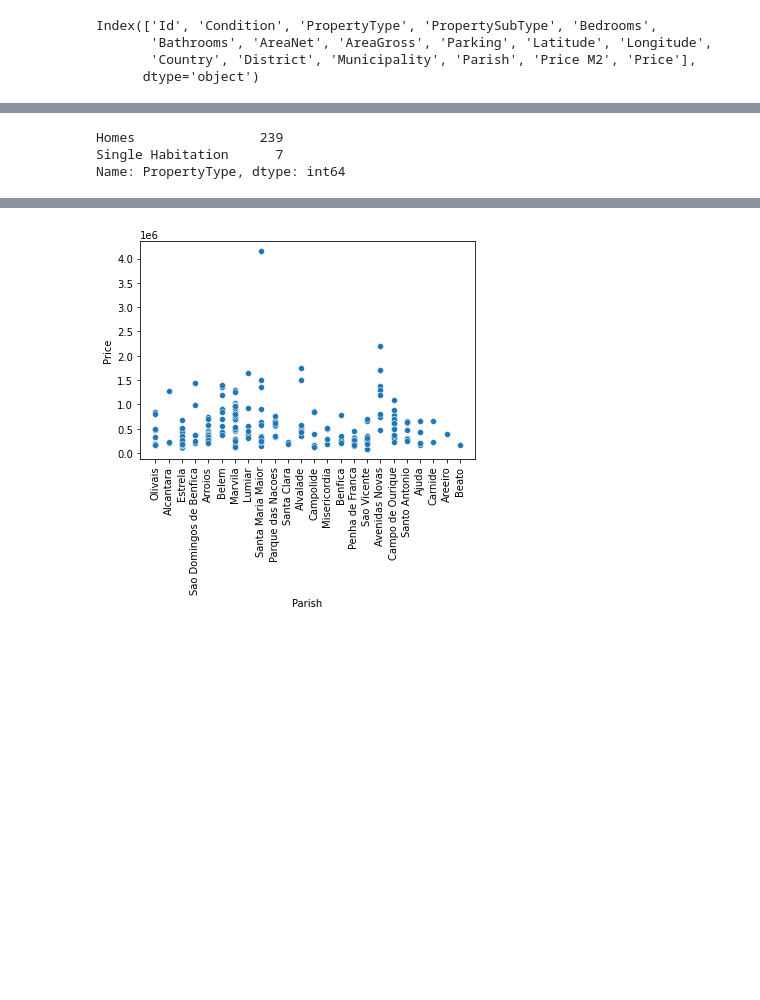
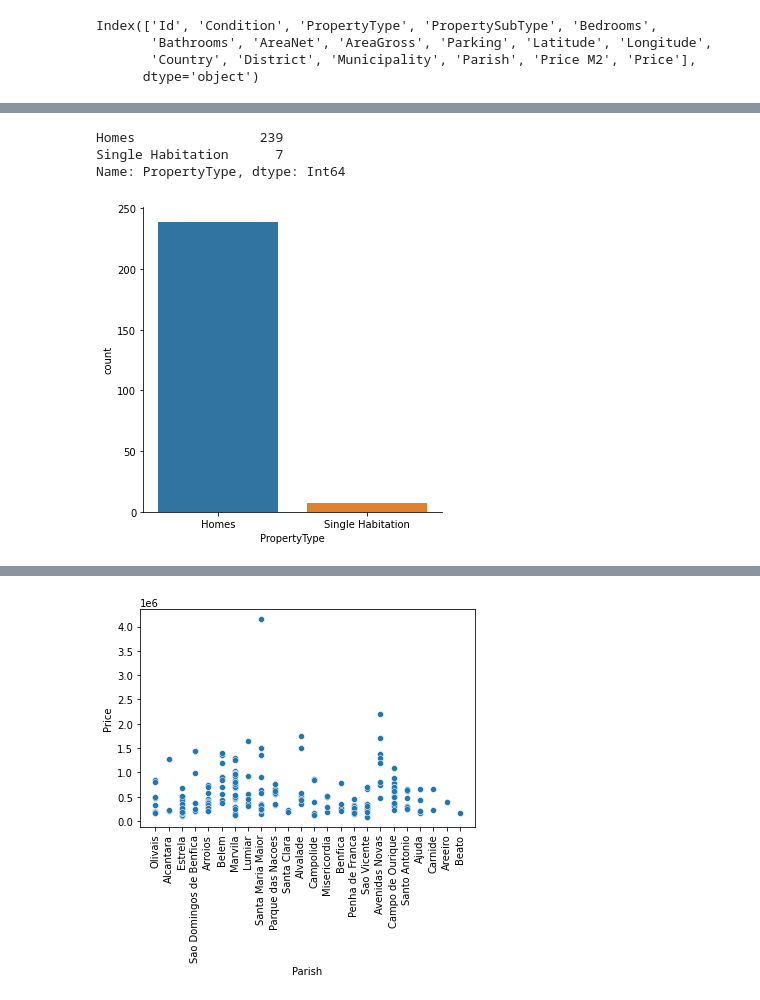
Before and after one commit to Rafabro8500/Data_Science_Fundamentals, a Jupyter notebook: Project - Lisbon House Prices.ipynb, the cells around one changed output, grey strips where cells are left out. Saved outputs shown, nothing was run; the diff lists cells and outputs as text; code cells hidden in the pictures; blank space fills up the shorter version.

```diff
--- a/Project - Lisbon House Prices.ipynb
+++ b/Project - Lisbon House Prices.ipynb
@@ -85,8 +152,9 @@ Name: Condition, dtype: int64
 # %%
-df_raw['PropertyType'].value_counts(
-)
+print(df['PropertyType'].value_counts())
+sn.catplot(x="PropertyType", kind="count", data=df);
 # %% [output]
 Homes                239
 Single Habitation      7
-Name: PropertyType, dtype: int64
+Name: PropertyType, dtype: Int64
+[figure, added]
 # %%
```
Also changed, not shown: parts of 23 cells of this notebook, 1 other file.
